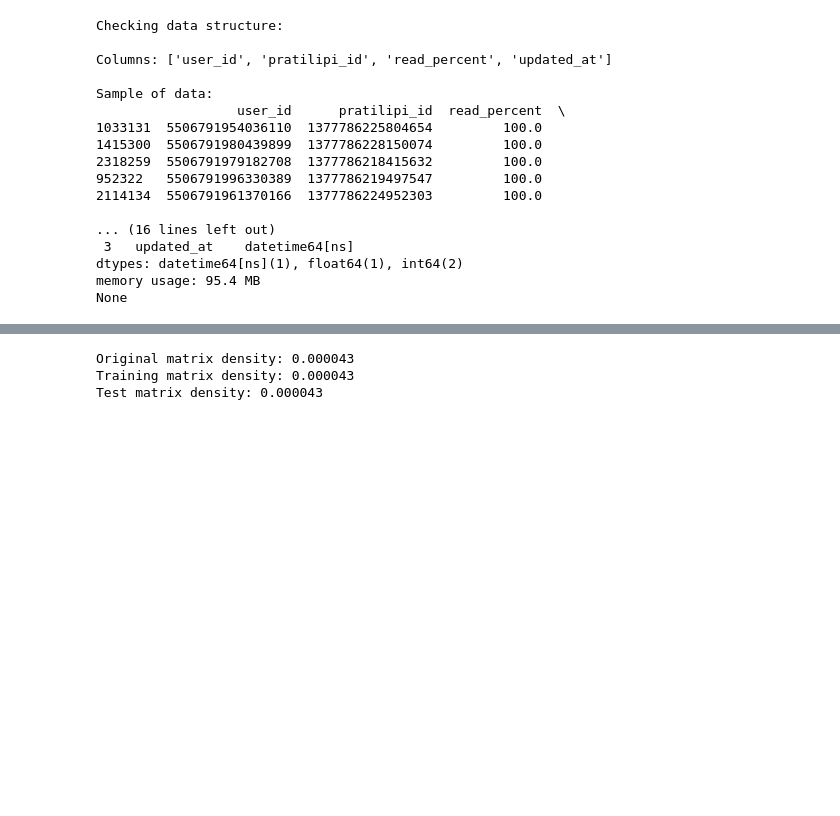
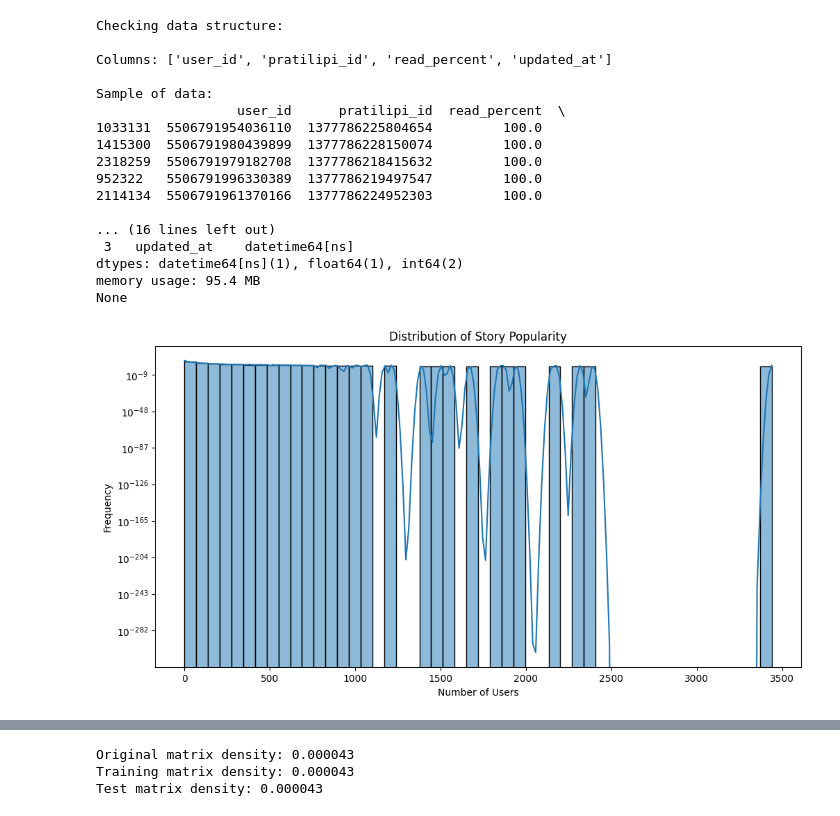
Before and after one commit to sayan-does/pratilipi, a Jupyter notebook: reccomendation_experiment.ipynb, the cells around one changed output, grey strips where cells are left out. Cells and saved outputs as stored; diff of their text form; code cells hidden in the pictures; blank space fills up the shorter version.

```diff
--- a/reccomendation_experiment.ipynb
+++ b/reccomendation_experiment.ipynb
@@ -101,3 +130,21 @@ Sample of data:
 dtypes: datetime64[ns](1), float64(1), int64(2)
 memory usage: 95.4 MB
 None
+# %%
+story_popularity = user_interactions.groupby('pratilipi_id').agg({
+    'user_id': 'count',
+    'read_percent': 'mean'
+}).reset_index()
+
+story_popularity.columns = ['pratilipi_id', 'num_users', 'avg_read_percentage']
+
+# Plot story popularity distribution
+plt.figure(figsize=(12, 6))
+sns.histplot(story_popularity['num_users'], bins=50, kde=True)
+plt.title('Distribution of Story Popularity')
+plt.xlabel('Number of Users')
+plt.ylabel('Frequency')
+plt.yscale('log')
+plt.show()
+# %% [output]
+[figure, added]
```
Also changed, not shown: parts of 2 cells of this notebook, 3 other files.
